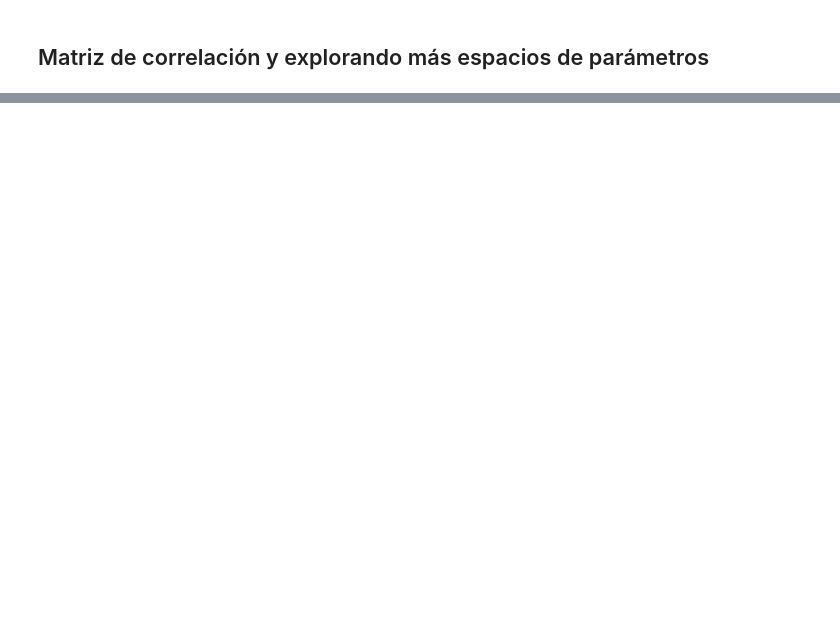
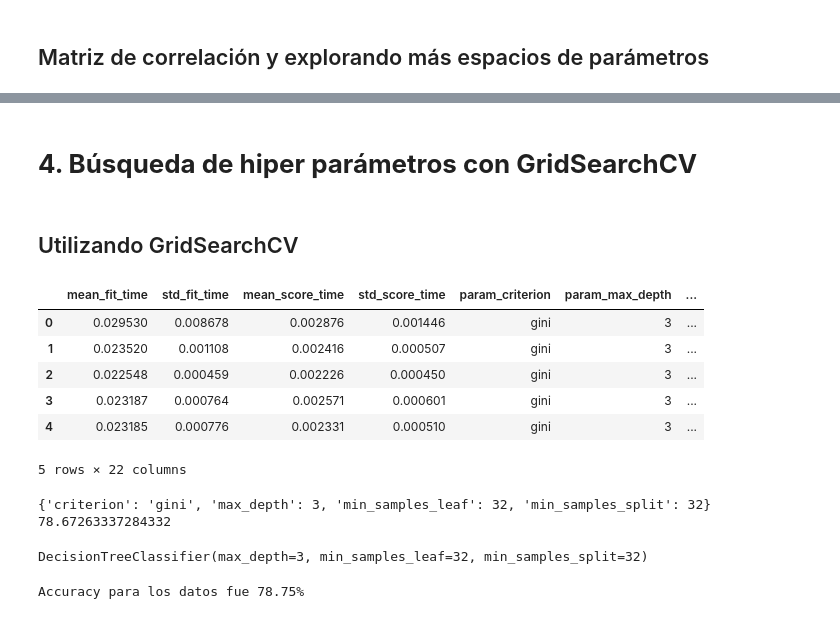
Before and after one commit to juliopzsosa/my-learning-path, a Jupyter notebook: alura-oracle-next-education/2023-02-alumnione/03-python/04-machine-learning/02-model-optimization-through-hyperparameters/introduccion_machine_learning_optimizacion.ipynb, the cells around one changed output, grey strips where cells are left out. Drawn from its saved outputs; the diff is of its cells as text; code cells hidden in the pictures; blank space fills up the shorter version.

```diff
--- a/alura-oracle-next-education/2023-02-alumnione/03-python/04-machine-learning/02-model-optimization-through-hyperparameters/introduccion_machine_learning_optimizacion.ipynb
+++ b/alura-oracle-next-education/2023-02-alumnione/03-python/04-machine-learning/02-model-optimization-through-hyperparameters/introduccion_machine_learning_optimizacion.ipynb
@@ -414,0 +360,54 @@ resultados.sort_values('test', ascending = False).head()
+# %% [markdown]
+# **4. Búsqueda de hiper parámetros con GridSearchCV**
+# %% [markdown]
+## Utilizando GridSearchCV
+# %%
+from sklearn.model_selection import GridSearchCV
+
+SEED = 301
+np.random.seed(SEED)
+
+espacio_de_parametros = {
+    'max_depth': [3, 5],
+    'min_samples_split': [32, 64, 128],
+    'min_samples_leaf': [32, 64, 128],
+    'criterion': ['gini', 'entropy']
+}
+
+buscar = GridSearchCV(DecisionTreeClassifier(),
+                      espacio_de_parametros,
+                      cv = GroupKFold(n_splits = 10))
+
+buscar.fit(x_ord, y_ord, groups = datos.modelo)
+
+resultados = pd.DataFrame(buscar.cv_results_)
+resultados.head()
+# %% [output]
+|  | mean_fit_time | std_fit_time | mean_score_time | std_score_time | param_criterion | param_max_depth | ... |
+| 0 | 0.029530 | 0.008678 | 0.002876 | 0.001446 | gini | 3 | ... |
+| 1 | 0.023520 | 0.001108 | 0.002416 | 0.000507 | gini | 3 | ... |
+| 2 | 0.022548 | 0.000459 | 0.002226 | 0.000450 | gini | 3 | ... |
+| 3 | 0.023187 | 0.000764 | 0.002571 | 0.000601 | gini | 3 | ... |
+| 4 | 0.023185 | 0.000776 | 0.002331 | 0.000510 | gini | 3 | ... |
+5 rows × 22 columns
+# %%
+print(buscar.best_params_)
+print(buscar.best_score_ * 100)
+# %% [output]
+{'criterion': 'gini', 'max_depth': 3, 'min_samples_leaf': 32, 'min_samples_split': 32}
+78.67263337284332
+# %%
+mejor = buscar.best_estimator_
+mejor
+# %% [output]
+DecisionTreeClassifier(max_depth=3, min_samples_leaf=32, min_samples_split=32)
+# %%
+from sklearn.metrics import accuracy_score
+
+# Escenario Optimista
+prediccion = mejor.predict(x_ord)
+accuracy = accuracy_score(prediccion, y_ord) * 100
+
+print('Accuracy para los datos fue %.2f%%' % accuracy)
+# %% [output]
+Accuracy para los datos fue 78.75%
```
Also changed, not shown: parts of 39 cells of this notebook.
